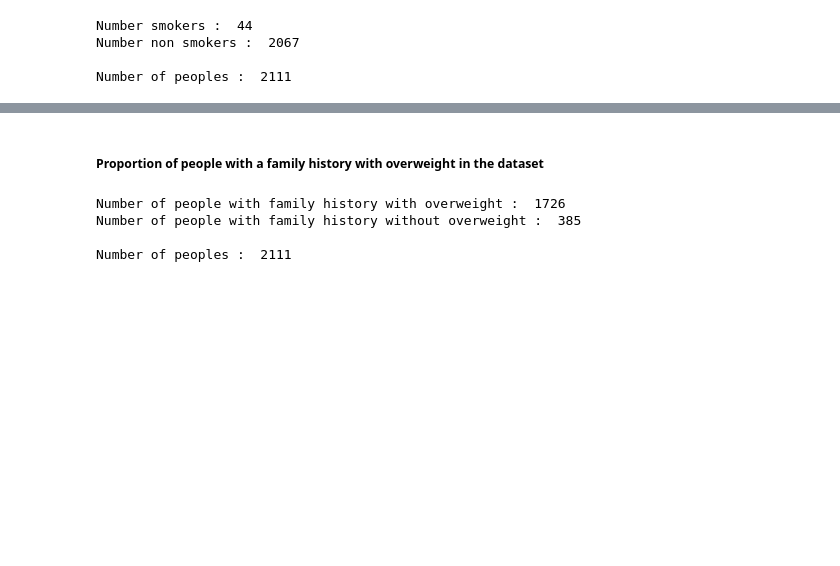
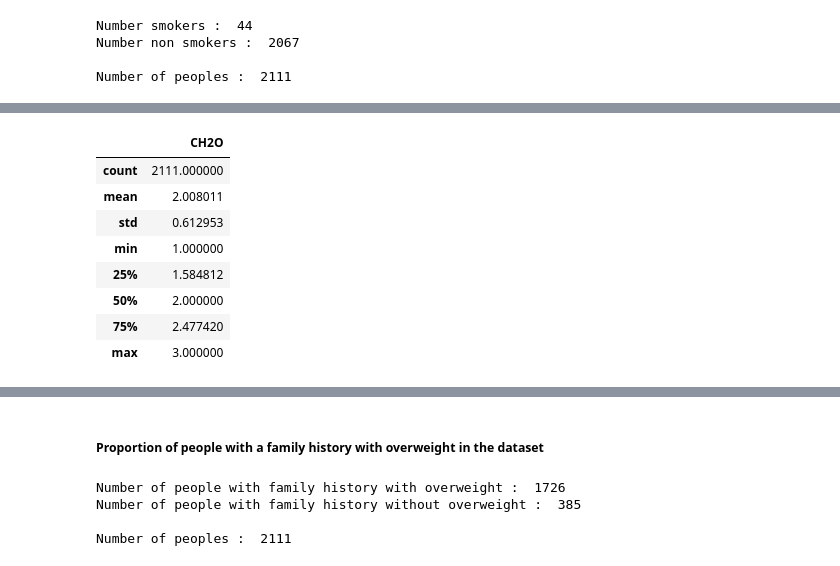
Before and after one commit to Leodespt/Projet_Python, a Jupyter notebook: NoteBook Jupyter Anterieur .ipynb, the cells around one changed output, grey strips where cells are left out. Saved outputs shown, nothing was run; the diff lists cells and outputs as text; code cells hidden in the pictures; blank space fills up the shorter version.

```diff
--- a/NoteBook Jupyter Anterieur .ipynb
+++ b/NoteBook Jupyter Anterieur .ipynb
@@ -119,0 +181,13 @@ Number of peoples :  2111
+# %%
+df_CH2O = df[["CH2O"]]
+df_CH2O.describe()
+# %% [output]
+|  | CH2O |
+| count | 2111.000000 |
+| mean | 2.008011 |
+| std | 0.612953 |
+| min | 1.000000 |
+| 25% | 1.584812 |
+| 50% | 2.000000 |
+| 75% | 2.477420 |
+| max | 3.000000 |
```
Also changed, not shown: parts of 10 cells of this notebook.
